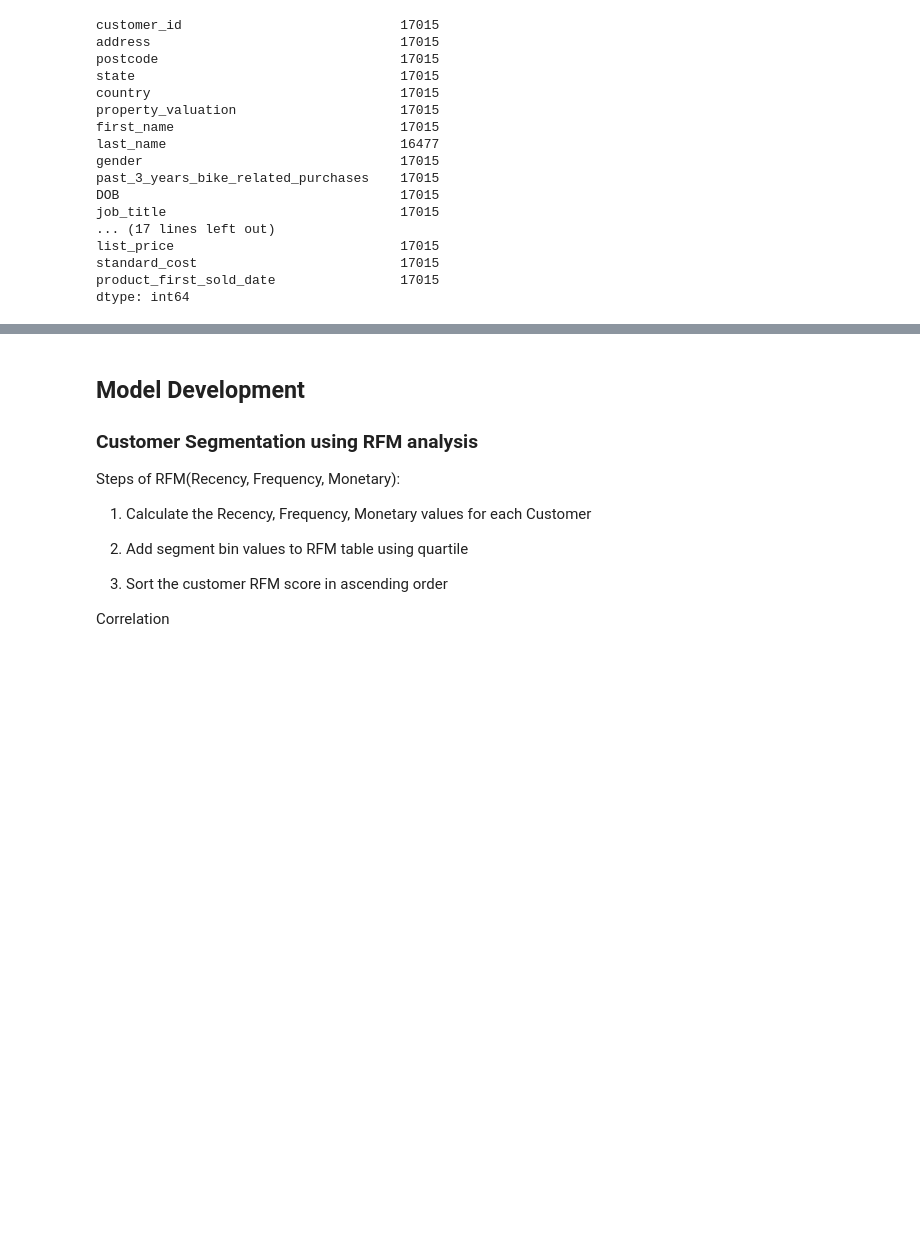
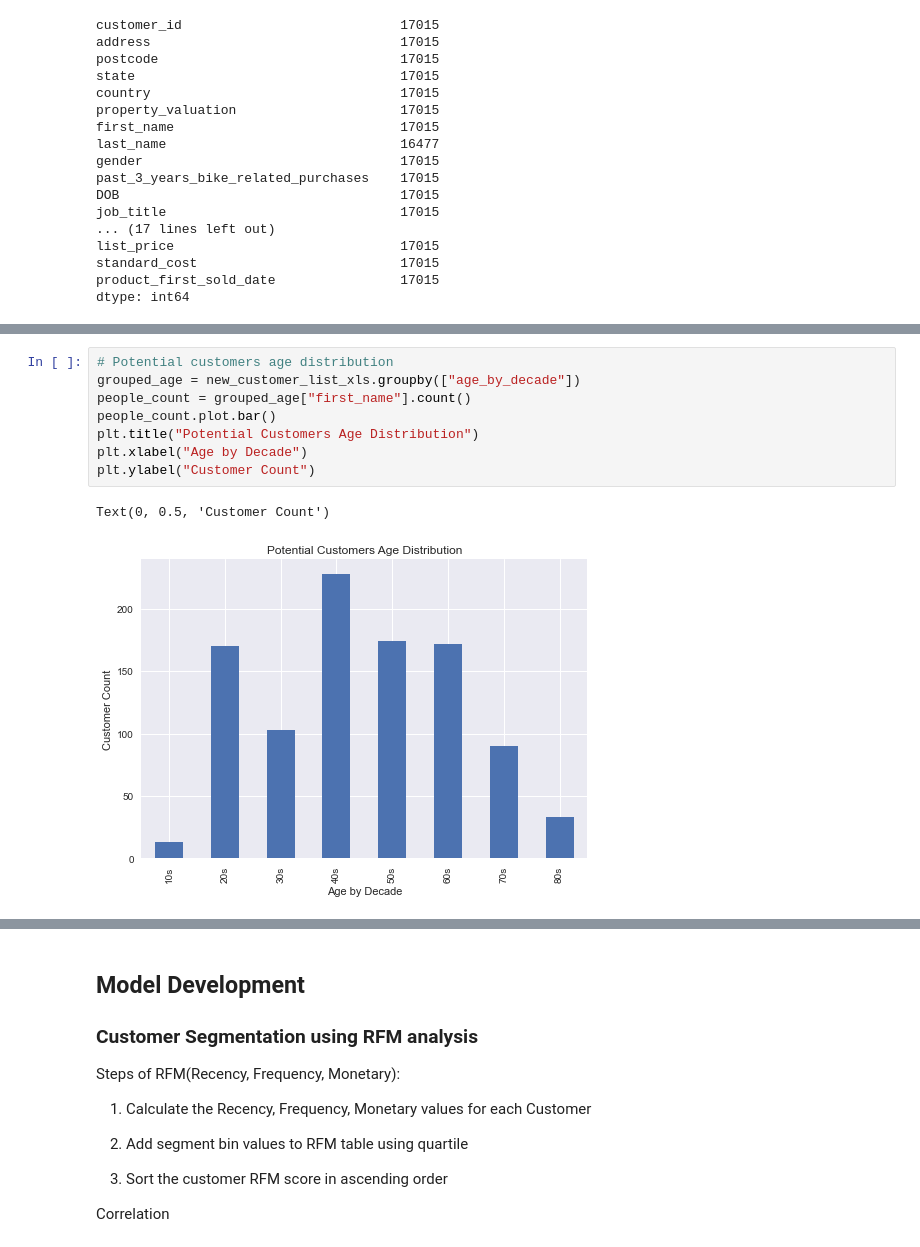
Before and after one commit to jeremychiaa/kpmg-virtual-internship, a Jupyter notebook: sprocket_script.ipynb, the cells around one changed output, grey strips where cells are left out. Cells and saved outputs as stored; diff of their text form; blank space fills up the shorter version.

```diff
--- a/sprocket_script.ipynb
+++ b/sprocket_script.ipynb
@@ -400,0 +399,11 @@ owns car vs transactions count - pie chart
+# %%
+# Potential customers age distribution
+grouped_age = new_customer_list_xls.groupby(["age_by_decade"])
+people_count = grouped_age["first_name"].count()
+people_count.plot.bar()
+plt.title("Potential Customers Age Distribution")
+plt.xlabel("Age by Decade")
+plt.ylabel("Customer Count")
+# %% [output]
+Text(0, 0.5, 'Customer Count')
+[figure, added]
```
Also changed, not shown: parts of 12 cells of this notebook.
